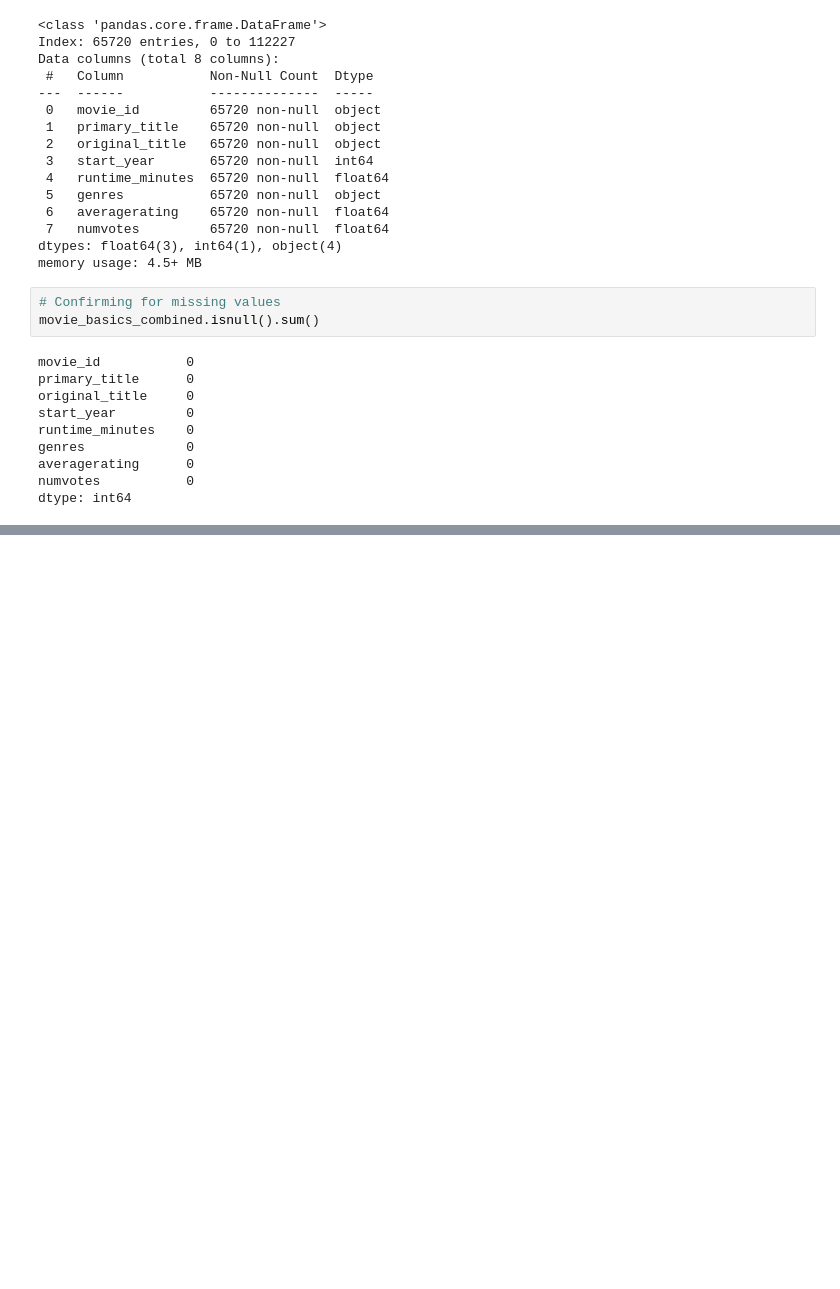
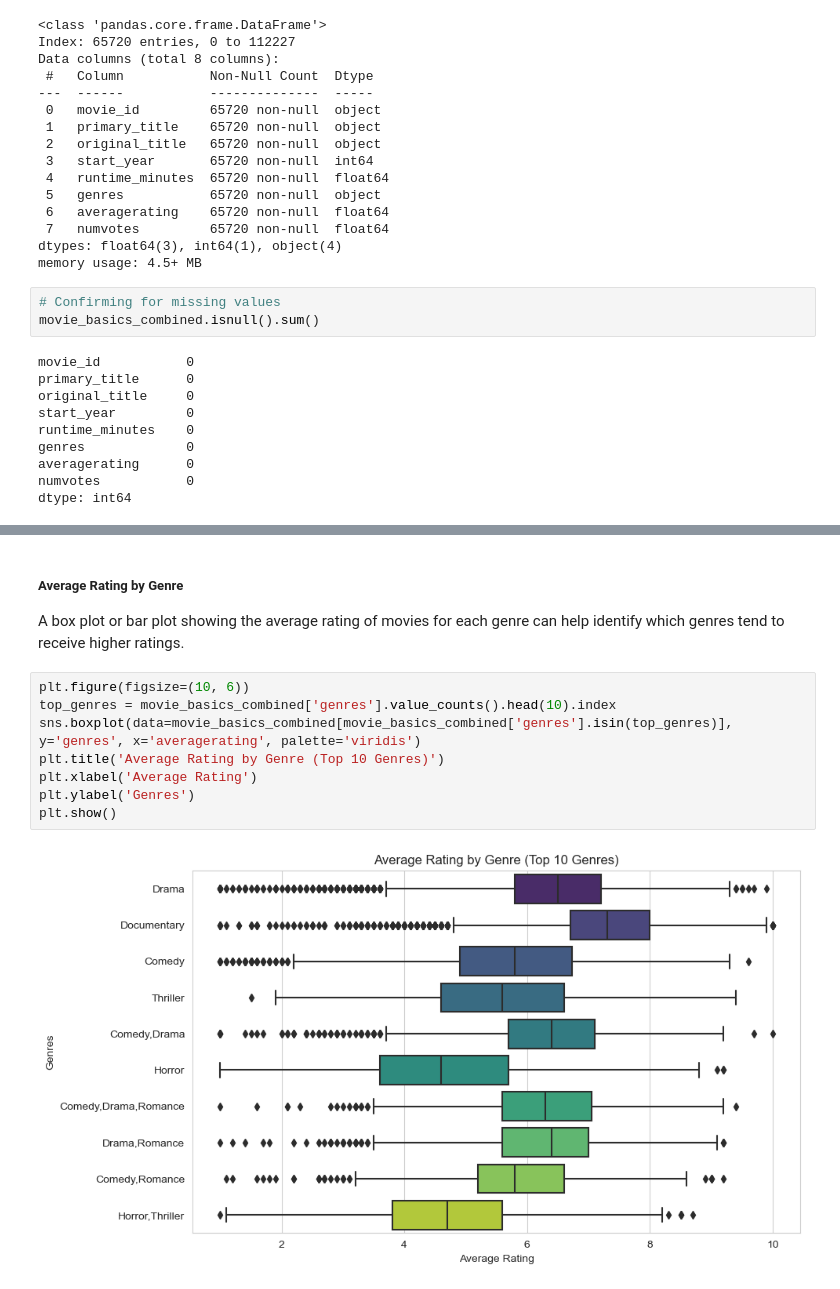
Before and after one commit to geomwangi007/Microsoft-Studio-Project, a Jupyter notebook: student.ipynb, the cells around one changed output, grey strips where cells are left out. Drawn from its saved outputs; the diff is of its cells as text; blank space fills up the shorter version.

```diff
--- a/student.ipynb
+++ b/student.ipynb
@@ -1140,0 +1156,14 @@ plt.show()
+# %% [markdown]
+##### Average Rating by Genre
+
+A box plot or bar plot showing the average rating of movies for each genre can help identify which genres tend to receive higher ratings.
+# %%
+plt.figure(figsize=(10, 6))
+top_genres = movie_basics_combined['genres'].value_counts().head(10).index
+sns.boxplot(data=movie_basics_combined[movie_basics_combined['genres'].isin(top_genres)], y='genres', x='averagerating', palette='viridis')
+plt.title('Average Rating by Genre (Top 10 Genres)')
+plt.xlabel('Average Rating')
+plt.ylabel('Genres')
+plt.show()
+# %% [output]
+[figure, added]
```
Also changed, not shown: parts of 17 cells of this notebook.
